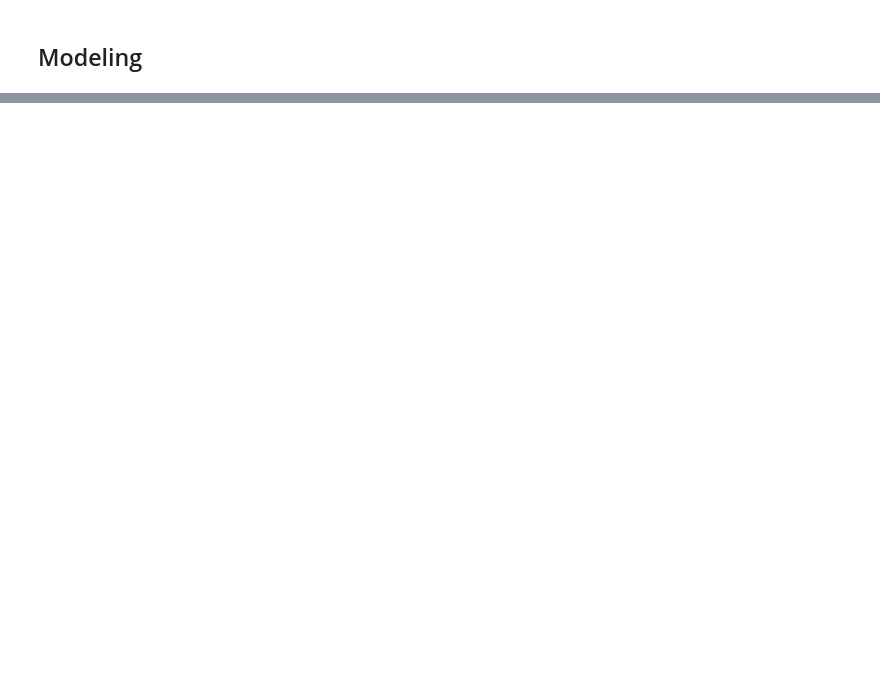
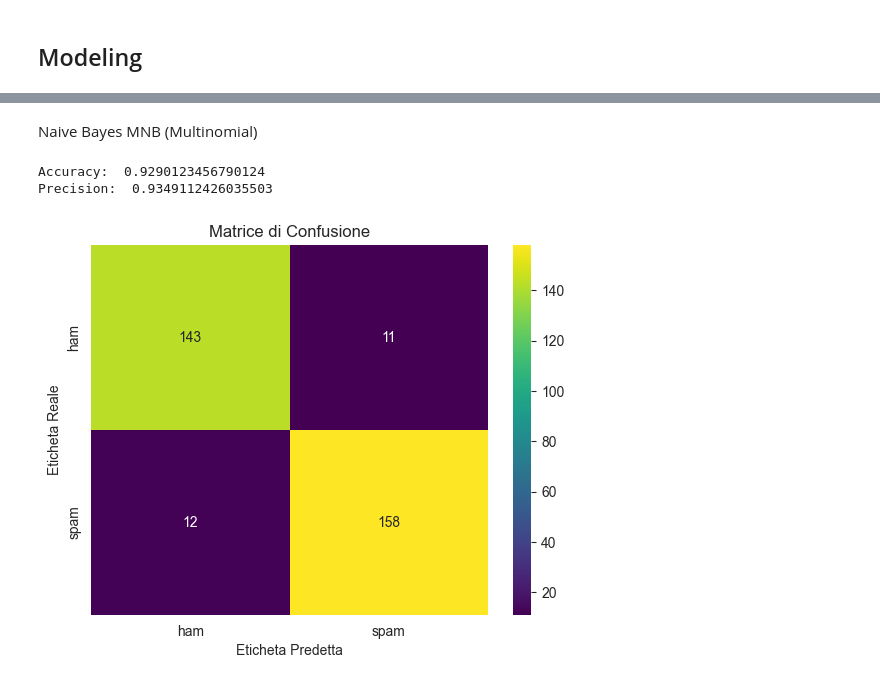
Before and after one commit to russosamuele/SMSecure, a Jupyter notebook: SMSecure.ipynb, the cells around one changed output, grey strips where cells are left out. Saved outputs shown, nothing was run; the diff lists cells and outputs as text; code cells hidden in the pictures; blank space fills up the shorter version.

Commit message:
modeling (Naive bayes vs decision tree)

```diff
--- a/SMSecure.ipynb
+++ b/SMSecure.ipynb
@@ -546,2 +546,9 @@ df.sample(5)
 # %% [markdown]
 ## Modeling
+# %%
+from sklearn.feature_extraction.text import TfidfVectorizer
+
+#serve per trasformare i testi in una rappresentazione numerica
+tfidf = TfidfVectorizer(max_features=3000) #max_features limita il numero di termini da considerare, in questo caso solo i primi 3000 termini più rilevanti
+
+X = tfidf.fit_transform(df['transformed_text']).toarray() #trasformo il testo in tfid
@@ -547,0 +559,3 @@ df.sample(5)
+# %%
+#salvo in y i valori di target (ham/spam), ovvero 0 e 1
+y = df['target'].values
@@ -547,0 +564,3 @@ df.sample(5)
+# %%
+from sklearn.model_selection import train_test_split
+X_train,X_test,y_train,y_test = train_test_split(X,y,test_size=0.25,random_state=2) #opto per 75% training e 25% test (dato che non ho moltissimi dati)
@@ -547,0 +582,28 @@ df.sample(5)
+# %%
+gnb = GaussianNB()
+mnb = MultinomialNB()
+bnb = BernoulliNB()
+# %% [markdown]
+Naive Bayes MNB (Multinomial)
+# %%
+#procedo ad addestrare il modello sui dati di training
+
+mnb.fit(X_train,y_train)
+
+#predizioni
+y_pred = mnb.predict(X_test)
+print('Accuracy: ' ,accuracy_score(y_test,y_pred))
+print('Precision: ' ,precision_score(y_test,y_pred))
+
+#plot della matrice di confusione
+labels = ['ham', 'spam']
+confusion_matrix_result = confusion_matrix(y_test,y_pred)
+sns.heatmap(confusion_matrix_result, annot=True, fmt='d', cmap='viridis', xticklabels=labels, yticklabels=labels)
+plt.title('Matrice di Confusione')
+plt.xlabel('Eticheta Predetta')
+plt.ylabel('Eticheta Reale')
+plt.show()
+# %% [output]
+Accuracy:  0.9290123456790124
+Precision:  0.9349112426035503
+[figure, added]
```
Also changed, not shown: parts of 25 cells of this notebook.
